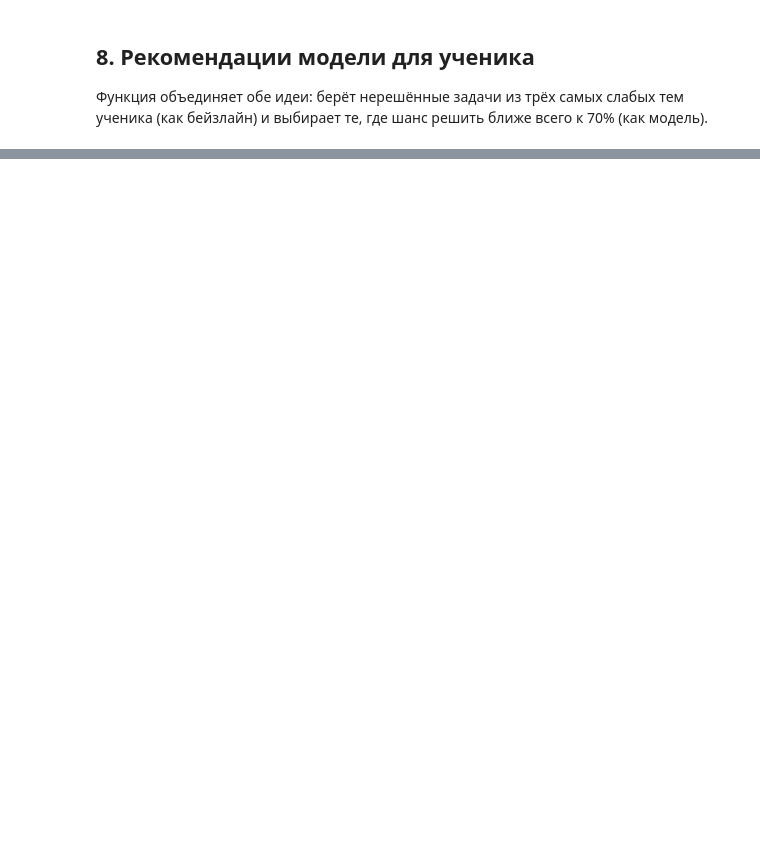
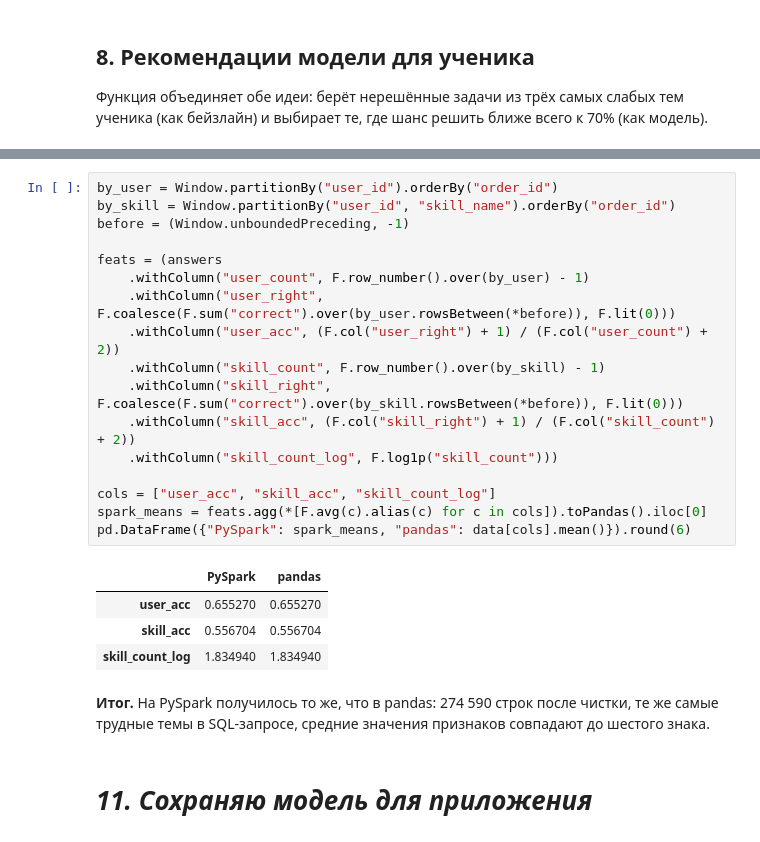
Before and after one commit to polinkabaranova/recsys-tutor, a Jupyter notebook: recsys_tutor.ipynb, the cells around one changed output, grey strips where cells are left out. Cells and saved outputs as stored; diff of their text form; blank space fills up the shorter version.

```diff
--- a/recsys_tutor.ipynb
+++ b/recsys_tutor.ipynb
@@ -334,0 +515,26 @@ display(recommend_model(second_id))
+# %%
+by_user = Window.partitionBy("user_id").orderBy("order_id")
+by_skill = Window.partitionBy("user_id", "skill_name").orderBy("order_id")
+before = (Window.unboundedPreceding, -1)
+
+feats = (answers
+    .withColumn("user_count", F.row_number().over(by_user) - 1)
+    .withColumn("user_right", F.coalesce(F.sum("correct").over(by_user.rowsBetween(*before)), F.lit(0)))
+    .withColumn("user_acc", (F.col("user_right") + 1) / (F.col("user_count") + 2))
+    .withColumn("skill_count", F.row_number().over(by_skill) - 1)
+    .withColumn("skill_right", F.coalesce(F.sum("correct").over(by_skill.rowsBetween(*before)), F.lit(0)))
+    .withColumn("skill_acc", (F.col("skill_right") + 1) / (F.col("skill_count") + 2))
+    .withColumn("skill_count_log", F.log1p("skill_count")))
+
+cols = ["user_acc", "skill_acc", "skill_count_log"]
+spark_means = feats.agg(*[F.avg(c).alias(c) for c in cols]).toPandas().iloc[0]
+pd.DataFrame({"PySpark": spark_means, "pandas": data[cols].mean()}).round(6)
+# %% [output]
+|  | PySpark | pandas |
+| user_acc | 0.655270 | 0.655270 |
+| skill_acc | 0.556704 | 0.556704 |
+| skill_count_log | 1.834940 | 1.834940 |
+# %% [markdown]
+**Итог.** На PySpark получилось то же, что в pandas: 274 590 строк после чистки, те же самые трудные темы в SQL-запросе, средние значения признаков совпадают до шестого знака.
+# %% [markdown]
+# ***11. Сохраняю модель для приложения***
```
Also changed, not shown: parts of 34 cells of this notebook.
